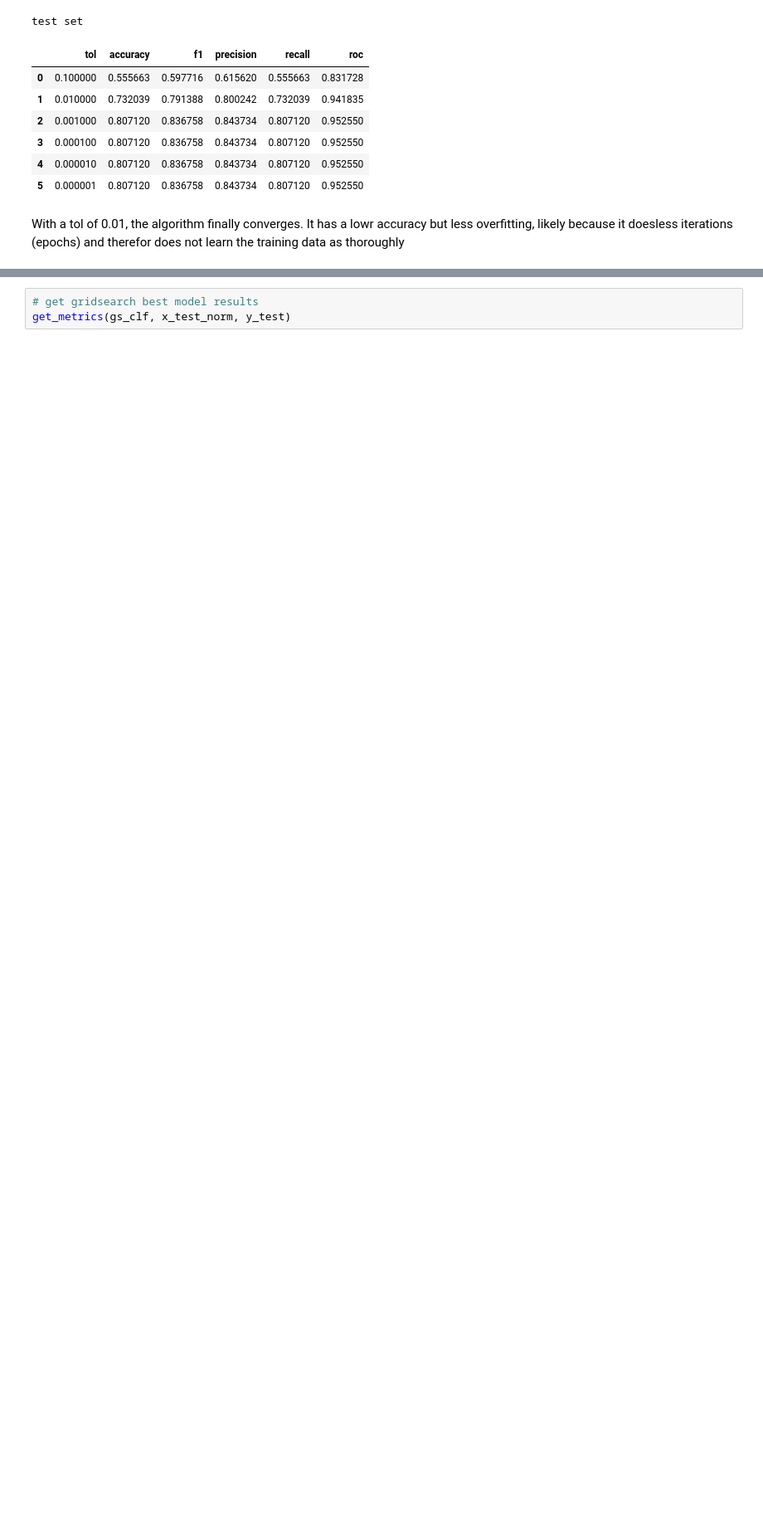
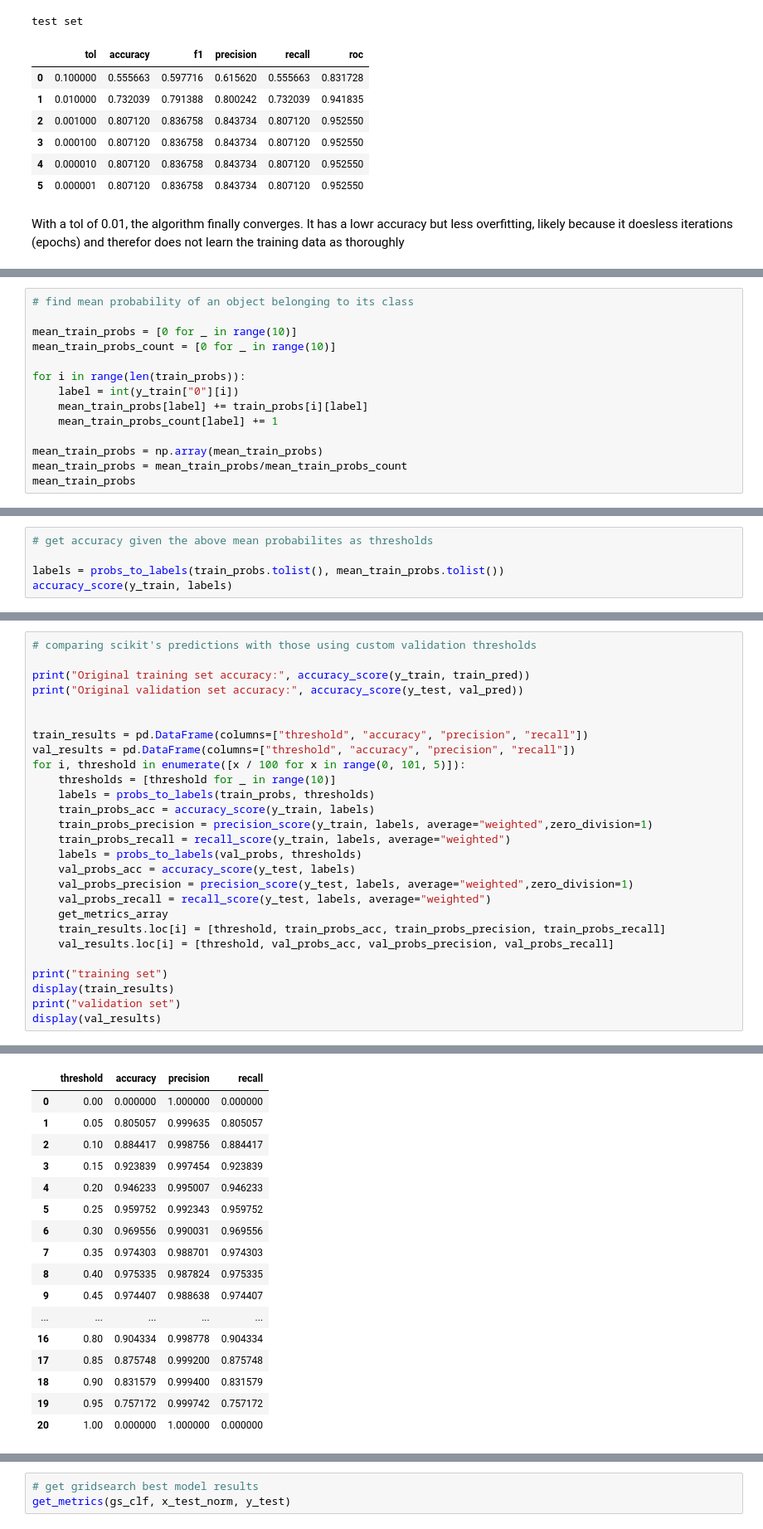
Before and after one commit to Suhail270/DMML_Part4, a Jupyter notebook: part_4_v2.ipynb, the cells around one changed output, grey strips where cells are left out. Shown at 83% size. Drawn from its saved outputs; the diff is of its cells as text; blank space fills up the shorter version.

Commit message:
added thresholding

```diff
--- a/part_4_v2.ipynb
+++ b/part_4_v2.ipynb
@@ -1470,0 +1472,14 @@ array([0.06646209, 0.41746762, 0.0723709 , 0.01650936, 0.02918372,
+# %%
+# find mean probability of an object belonging to its class
+
+mean_train_probs = [0 for _ in range(10)]
+mean_train_probs_count = [0 for _ in range(10)]
+
+for i in range(len(train_probs)):
+    label = int(y_train["0"][i])
+    mean_train_probs[label] += train_probs[i][label]
+    mean_train_probs_count[label] += 1
+
+mean_train_probs = np.array(mean_train_probs)
+mean_train_probs = mean_train_probs/mean_train_probs_count
+mean_train_probs
@@ -1470,0 +1508,5 @@ array([0.06646209, 0.41746762, 0.0723709 , 0.01650936, 0.02918372,
+# %%
+# get accuracy given the above mean probabilites as thresholds
+
+labels = probs_to_labels(train_probs.tolist(), mean_train_probs.tolist())
+accuracy_score(y_train, labels)
@@ -1470,0 +1515,28 @@ array([0.06646209, 0.41746762, 0.0723709 , 0.01650936, 0.02918372,
+# %%
+# comparing scikit's predictions with those using custom validation thresholds
+
+print("Original training set accuracy:", accuracy_score(y_train, train_pred))
+print("Original validation set accuracy:", accuracy_score(y_test, val_pred))
+
+
+train_results = pd.DataFrame(columns=["threshold", "accuracy", "precision", "recall"])
+val_results = pd.DataFrame(columns=["threshold", "accuracy", "precision", "recall"])
+for i, threshold in enumerate([x / 100 for x in range(0, 101, 5)]):
+    thresholds = [threshold for _ in range(10)]
+    labels = probs_to_labels(train_probs, thresholds)
+    train_probs_acc = accuracy_score(y_train, labels)
+    train_probs_precision = precision_score(y_train, labels, average="weighted",zero_division=1)
+    train_probs_recall = recall_score(y_train, labels, average="weighted")
+    labels = probs_to_labels(val_probs, thresholds)
+    val_probs_acc = accuracy_score(y_test, labels)
+    val_probs_precision = precision_score(y_test, labels, average="weighted",zero_division=1)
+    val_probs_recall = recall_score(y_test, labels, average="weighted")
+    get_metrics_array
+    train_results.loc[i] = [threshold, train_probs_acc, train_probs_precision, train_probs_recall]
+    val_results.loc[i] = [threshold, val_probs_acc, val_probs_precision, val_probs_recall]
+
+print("training set")
+display(train_results)
+print("validation set")
+display(val_results)
+# %% [output]
@@ -1470,0 +1546,17 @@ array([0.06646209, 0.41746762, 0.0723709 , 0.01650936, 0.02918372,
+|  | threshold | accuracy | precision | recall |
+| 0 | 0.00 | 0.000000 | 1.000000 | 0.000000 |
+| 1 | 0.05 | 0.805057 | 0.999635 | 0.805057 |
+| 2 | 0.10 | 0.884417 | 0.998756 | 0.884417 |
+| 3 | 0.15 | 0.923839 | 0.997454 | 0.923839 |
+| 4 | 0.20 | 0.946233 | 0.995007 | 0.946233 |
+| 5 | 0.25 | 0.959752 | 0.992343 | 0.959752 |
+| 6 | 0.30 | 0.969556 | 0.990031 | 0.969556 |
+| 7 | 0.35 | 0.974303 | 0.988701 | 0.974303 |
+| 8 | 0.40 | 0.975335 | 0.987824 | 0.975335 |
+| 9 | 0.45 | 0.974407 | 0.988638 | 0.974407 |
+| ... | ... | ... | ... | ... |
+| 16 | 0.80 | 0.904334 | 0.998778 | 0.904334 |
+| 17 | 0.85 | 0.875748 | 0.999200 | 0.875748 |
+| 18 | 0.90 | 0.831579 | 0.999400 | 0.831579 |
+| 19 | 0.95 | 0.757172 | 0.999742 | 0.757172 |
+| 20 | 1.00 | 0.000000 | 1.000000 | 0.000000 |
```
Also changed, not shown: parts of 14 cells of this notebook.
